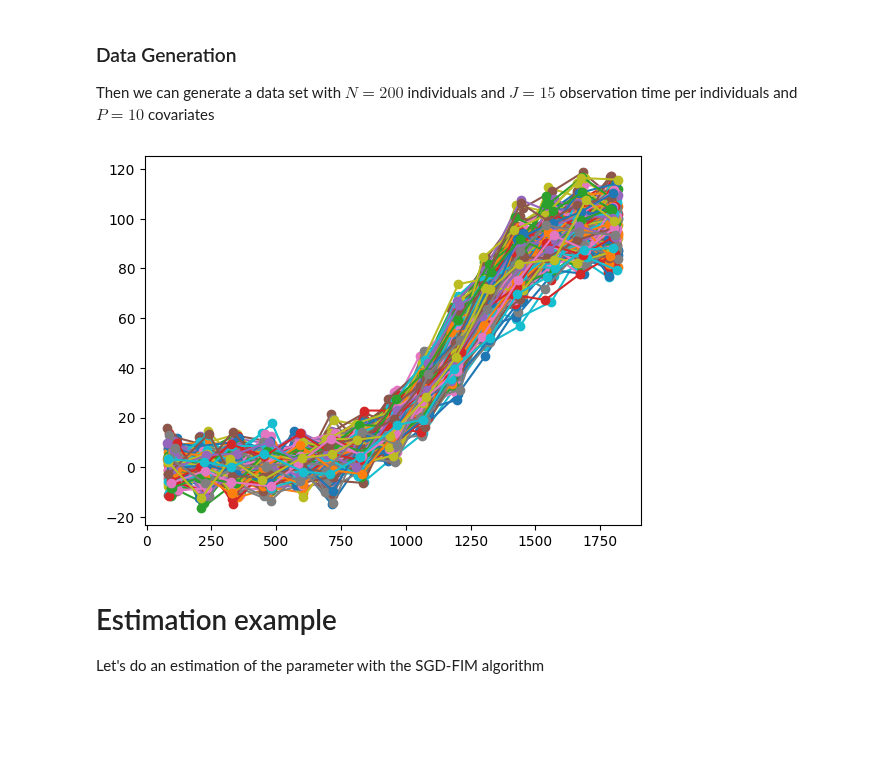
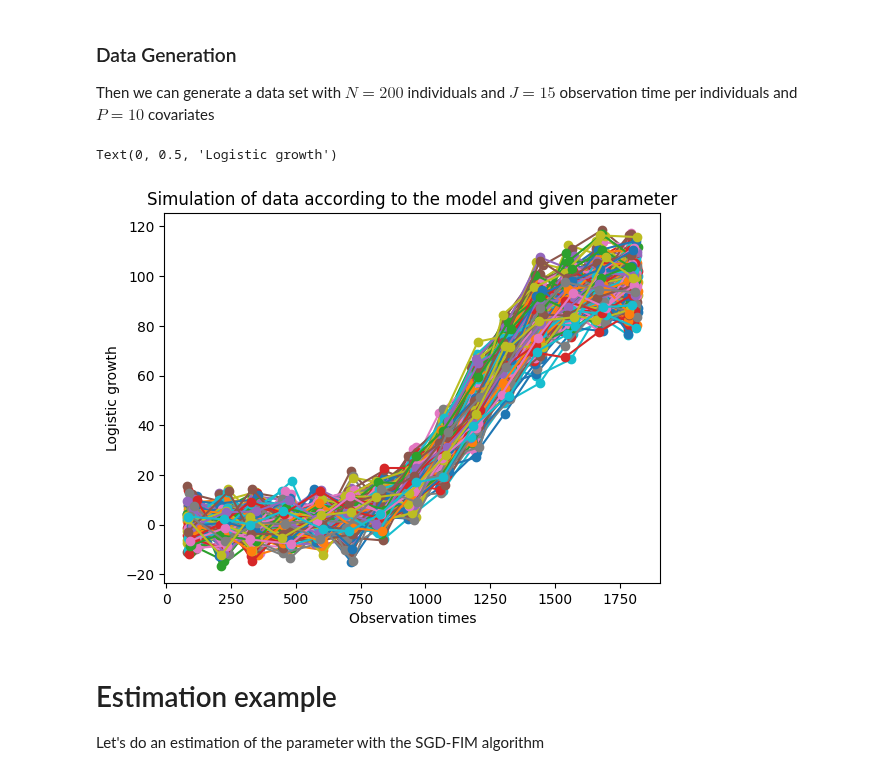
Before and after one commit to caillebotteAntoine/sdg4varselect, a Jupyter notebook: examples/tutorial.ipynb, the cells around one changed output. Drawn from its saved outputs; the diff is of its cells as text; code cells hidden in the pictures; blank space fills up the shorter version.

```diff
--- a/examples/tutorial.ipynb
+++ b/examples/tutorial.ipynb
@@ -25,16 +25,20 @@ where : $$m(t_{i,j}; \varphi_i) = \frac{\varphi_{1,i}}{1+\exp\left(\frac{\varphi
 First let define the non-linear function m of our model !
 # %%
 def m(
-    params,
-    times: jnp.ndarray,  # shape = (J,) [None, :]
-    phi1: jnp.ndarray,  # shape = (N,) [:,None]
-    phi2: jnp.ndarray,  # shape = (N,) [:,None]
-    **kwargs,
-) -> jnp.ndarray:  # shape = (N,J)
+    params, times: jnp.ndarray, phi1: jnp.ndarray, phi2: jnp.ndarray, **kwargs
+) -> jnp.ndarray:
     """logistic_curve
-    phi1 = asymptotic
-    phi2 = inflexion
-    params.tau = growth rate
+
+    Parameters
+    ----------
+    params : object
+        parameter array containing tau the growth rate
+    times : jnp.ndarray(shape = (N,J))
+        observation times
+    phi1 : jnp.ndarray(shape = (N,))
+        asymptotic value
+    phi2 : jnp.ndarray(shape = (N,))
+        inflexion point
     """
 
     out = phi1[:, None] / (1 + jnp.exp(-(times - phi2[:, None]) / params.tau))
@@ -60,17 +64,16 @@ class LogisticMixedEffectsModel(AbstractMixedEffectsModel):
         super().__init__(N=N, J=J, me_name=["phi1", "phi2"], **kwargs)
 
     def init_parametrization(self):
-        # mean_latent,cov_latent and var_residual is a required name
         self._parametrization = pc.NamedTuple(
             mean_latent=pc.RealPositive(shape=(2,), scale=(100, 2000)),
+            cov_latent=pc.MatrixDiagPosDef(dim=2, scale=(100, 2000)),
             tau=pc.RealPositive(scale=100),
-            cov_latent=pc.MatrixDiagPosDef(dim=2, scale=(100, 2000)),
             var_residual=pc.RealPositive(scale=100),
         )
 
     @property
     def name(self):
-        return f"tutorial_logi_MEM_N{self.N}_J{self.J}_P{self.P}"
+        return f"tutorial_logi_MEM_N{self.N}_J{self.J}"
 
     # ============================================================== #
     @functools.partial(jit, static_argnums=0)
@@ -80,8 +83,6 @@ class LogisticMixedEffectsModel(AbstractMixedEffectsModel):
     # ============================================================== #
 
     def sample(self, params_star, prngkey, **kwargs):
-        """Sample one data set for the model"""
-
         prngkey_time, prngkey_mem = jrd.split(prngkey, num=2)
 
         # === nlmem_simulation() === #
@@ -100,21 +101,25 @@ Then we can generate a data set with $N=200$ individuals and $J=15$ observation
 # %%
 import matplotlib.pyplot as plt
 
 myModel = LogisticMixedEffectsModel(N=200, J=15)
 
 p_star = myModel.new_params(
     mean_latent=jnp.array([100, 1200]),
     cov_latent=jnp.diag(jnp.array([50, 1000])),
     tau=150,
     var_residual=30,
 )
 
 myobs, mysim = myModel.sample(p_star, jrd.PRNGKey(0))
 
 ax = plt.figure().add_subplot(1, 1, 1)
 _ = ax.plot(myobs["mem_obs_time"].T, myobs["Y"].T, "o-")
+ax.set_title("Simulation of data according to the model and given parameter")
+ax.set_xlabel("Observation times")
+ax.set_ylabel("Logistic growth")
 # %% [output]
+Text(0, 0.5, 'Logistic growth')
-[figure, old version]
+[figure, new version]
 # %% [markdown]
 # Estimation example
 
```
Also changed, not shown: parts of 2 cells of this notebook.
